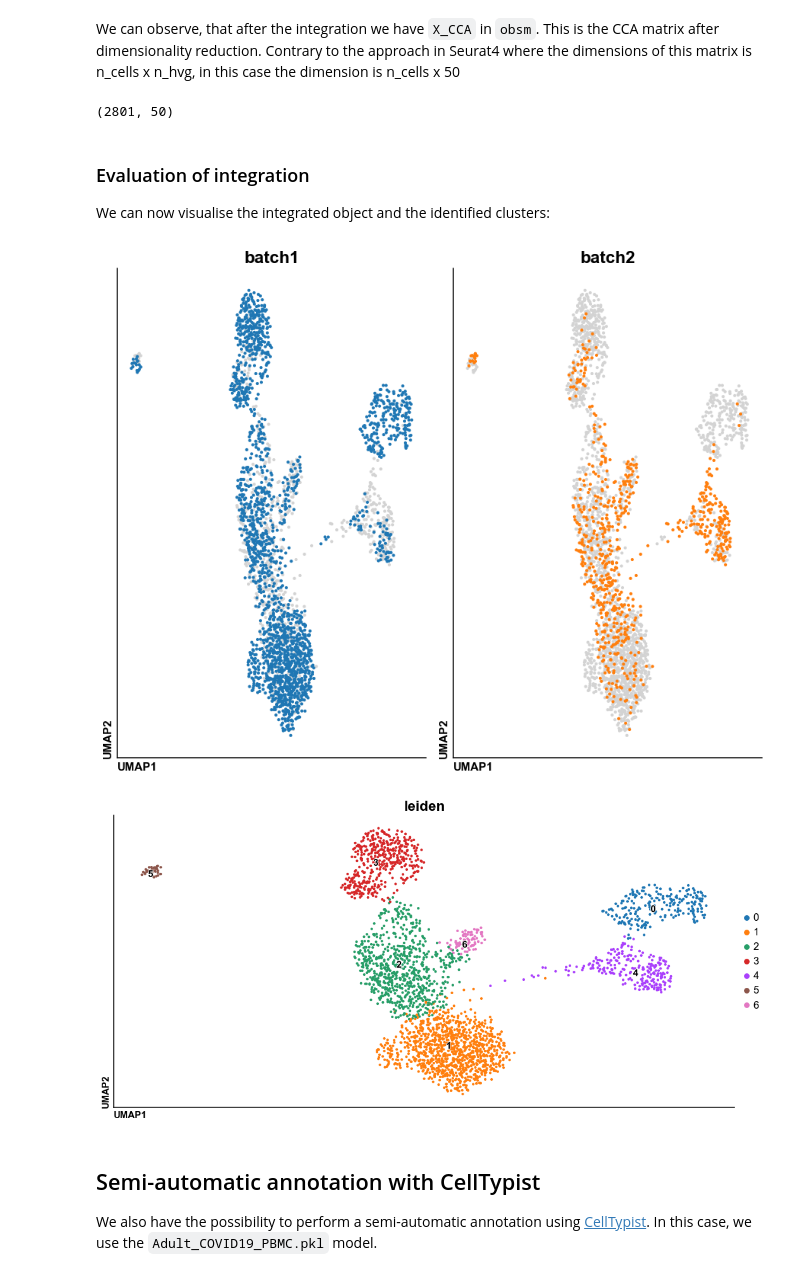
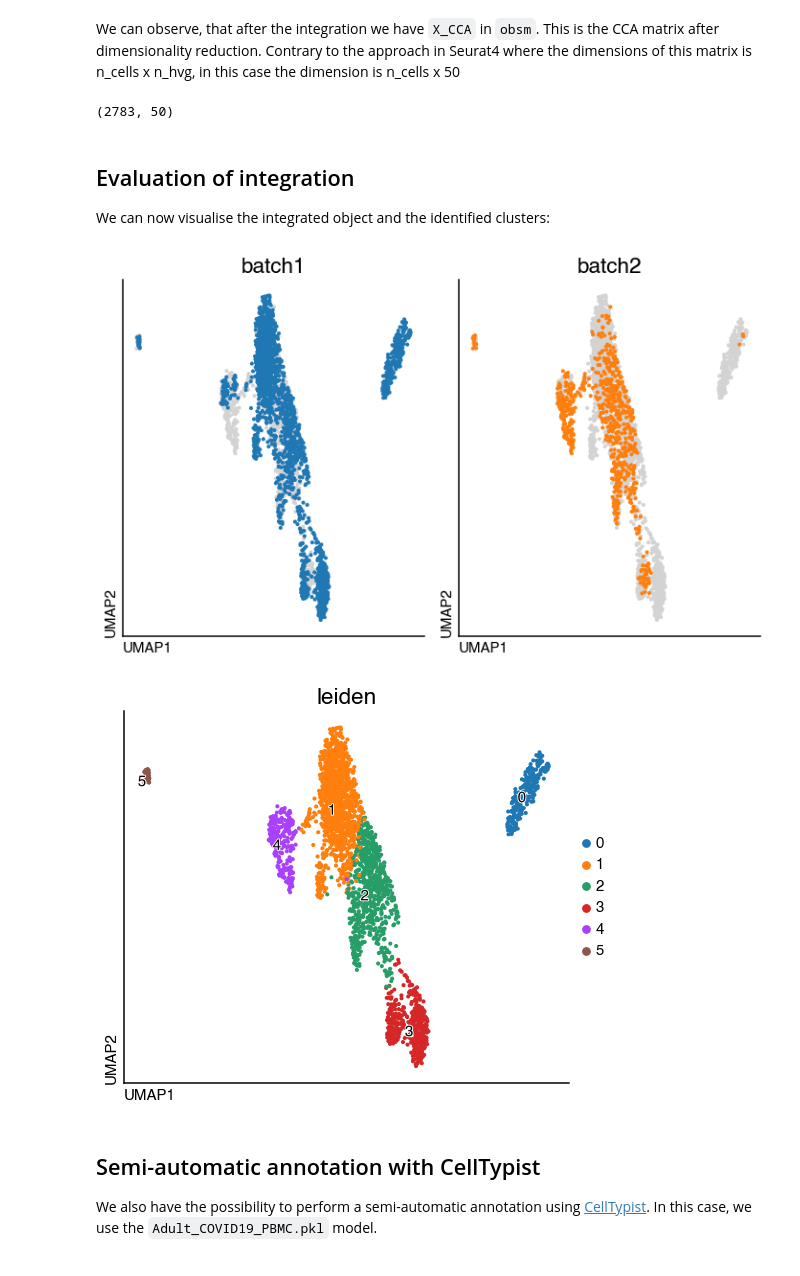
Before and after one commit to davidrm-bio/DOTools_py, a Jupyter notebook: docs/notebooks/example_10X.ipynb, the cells around one changed output. Saved outputs shown, nothing was run; the diff lists cells and outputs as text; code cells hidden in the pictures.

```diff
--- a/docs/notebooks/example_10X.ipynb
+++ b/docs/notebooks/example_10X.ipynb
@@ -27,7 +34,7 @@ do.dt.example_10x("/Users/david/Downloads/Data10x")
 # %%
 paths = [
-    "/Users/david/Downloads/Data10x/healthy/outs/filtered_feature_bc_matrix.h5",
-    "/Users/david/Downloads/Data10x/disease/outs/filtered_feature_bc_matrix.h5",
+    "/Users/david/Downloads/PublicData10x/healthy/outs/filtered_feature_bc_matrix.h5",
+    "/Users/david/Downloads/PublicData10x/disease/outs/filtered_feature_bc_matrix.h5",
 ]
 
 adata = do.pp.importer_py(
@@ -206,13 +179,13 @@ AnnData object with n_obs × n_vars = 2801 × 18517
 # %%
 adata.obsm["X_CCA"].shape
 # %% [output]
-(2801, 50)
+(2783, 50)
 # %% [markdown]
-### Evaluation of integration
+## Evaluation of integration
 We can now visualise the integrated object and the identified clusters:
 # %%
-do.pl.split_embeddding(adata, "batch")
-do.pl.umap(adata, "leiden", labels="leiden")
+do.pl.split_embeddding(adata, "batch", figsize=(8, 5))
+do.pl.umap(adata, "leiden", labels="leiden", figsize=(6, 5))
 # %% [output]
-[figure, old version]
+[figure, new version]
-[figure, old version]
+[figure, new version]
```
Also changed, not shown: parts of 33 cells of this notebook, 2 other files.
